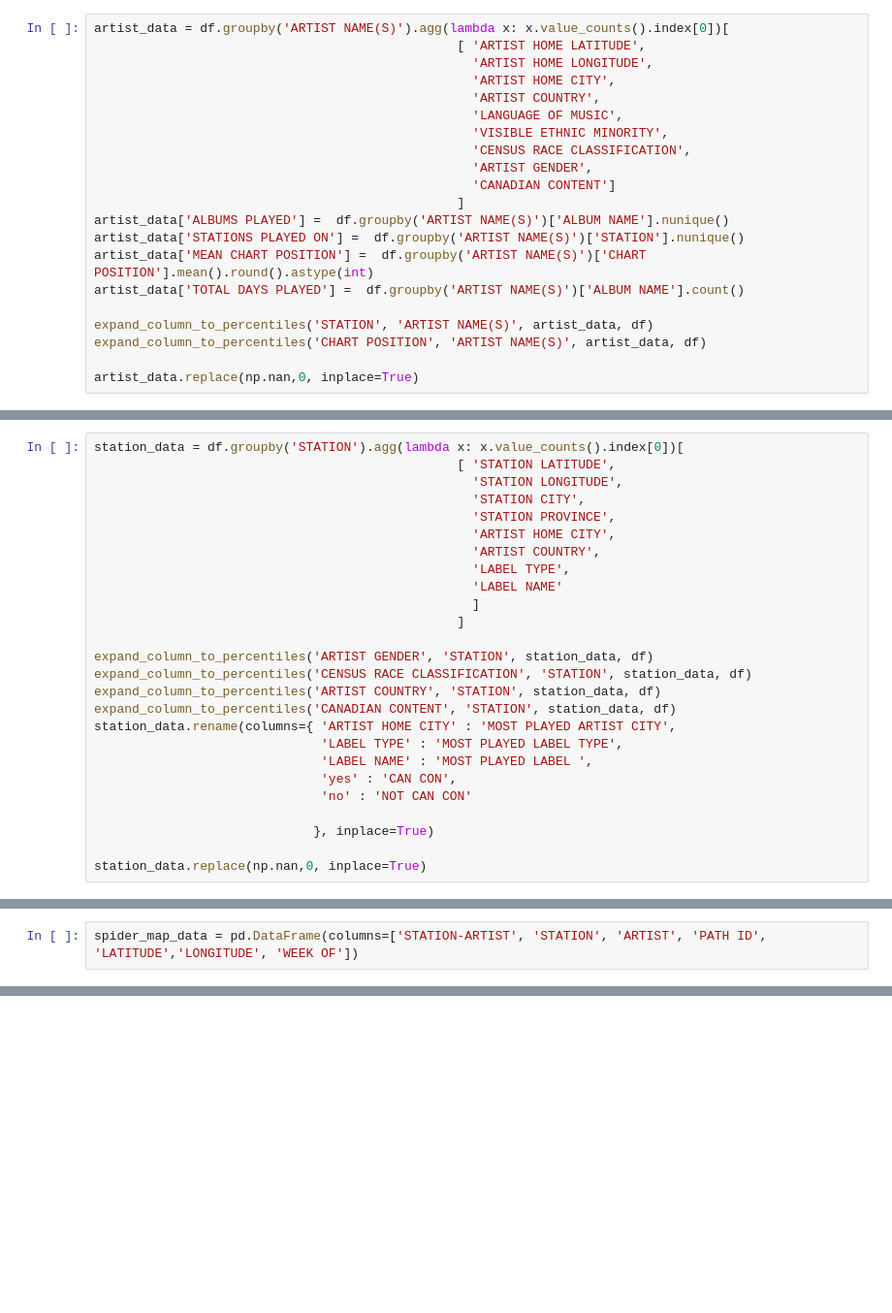
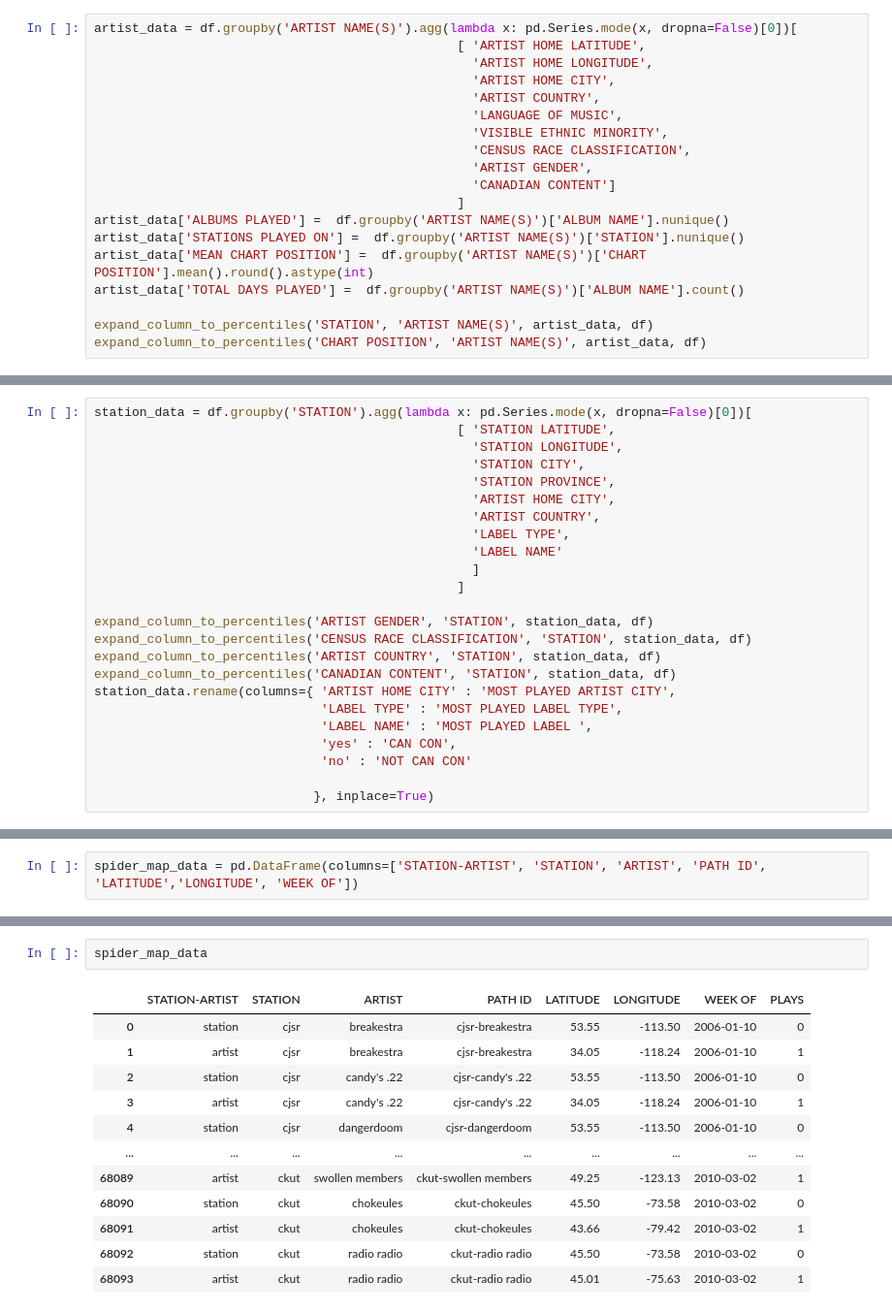
Before and after one commit to OwenBrush/canadian-hip-hop-radio-analysis, a Jupyter notebook: table_building.ipynb, the cells around one changed output, grey strips where cells are left out. Shown: that part at 97% size. Saved outputs shown, nothing was run; the diff lists cells and outputs as text; blank space fills up the shorter version.

```diff
--- a/table_building.ipynb
+++ b/table_building.ipynb
@@ -21,5 +24,5 @@ def expand_column_to_percentiles(column:str, group:str, dataframe:pd.DataFrame,
 # %%
-artist_data = df.groupby('ARTIST NAME(S)').agg(lambda x: x.value_counts().index[0])[
+artist_data = df.groupby('ARTIST NAME(S)').agg(lambda x: pd.Series.mode(x, dropna=False)[0])[
                                                 [ 'ARTIST HOME LATITUDE',
                                                   'ARTIST HOME LONGITUDE',
                                                   'ARTIST HOME CITY',
@@ -37,12 +40,10 @@ artist_data['TOTAL DAYS PLAYED'] =  df.groupby('ARTIST NAME(S)')['ALBUM NAME'].c
 
 expand_column_to_percentiles('STATION', 'ARTIST NAME(S)', artist_data, df)
 expand_column_to_percentiles('CHART POSITION', 'ARTIST NAME(S)', artist_data, df)
-
-artist_data.replace(np.nan,0, inplace=True)
 # %%
 artist_data.reset_index().to_csv('artist_table.csv')
 # %%
-station_data = df.groupby('STATION').agg(lambda x: x.value_counts().index[0])[
+station_data = df.groupby('STATION').agg(lambda x: pd.Series.mode(x, dropna=False)[0])[
                                                 [ 'STATION LATITUDE',
                                                   'STATION LONGITUDE',
                                                   'STATION CITY',
@@ -65,8 +66,6 @@ station_data.rename(columns={ 'ARTIST HOME CITY' : 'MOST PLAYED ARTIST CITY',
                               'no' : 'NOT CAN CON'
 
                              }, inplace=True)
-
-station_data.replace(np.nan,0, inplace=True)
 # %%
 station_data.reset_index().to_csv('station_table.csv')
 # %%
@@ -107 +177,16 @@ spider_map_data  = build_spider_map_dataframe()
 spider_map_data.to_csv('spider_map.csv')
+# %%
+spider_map_data
+# %% [output]
+|  | STATION-ARTIST | STATION | ARTIST | PATH ID | LATITUDE | LONGITUDE | WEEK OF | PLAYS |
+| 0 | station | cjsr | breakestra | cjsr-breakestra | 53.55 | -113.50 | 2006-01-10 | 0 |
+| 1 | artist | cjsr | breakestra | cjsr-breakestra | 34.05 | -118.24 | 2006-01-10 | 1 |
+| 2 | station | cjsr | candy's .22 | cjsr-candy's .22 | 53.55 | -113.50 | 2006-01-10 | 0 |
+| 3 | artist | cjsr | candy's .22 | cjsr-candy's .22 | 34.05 | -118.24 | 2006-01-10 | 1 |
+| 4 | station | cjsr | dangerdoom | cjsr-dangerdoom | 53.55 | -113.50 | 2006-01-10 | 0 |
+| ... | ... | ... | ... | ... | ... | ... | ... | ... |
+| 68089 | artist | ckut | swollen members | ckut-swollen members | 49.25 | -123.13 | 2010-03-02 | 1 |
+| 68090 | station | ckut | chokeules | ckut-chokeules | 45.50 | -73.58 | 2010-03-02 | 0 |
+| 68091 | artist | ckut | chokeules | ckut-chokeules | 43.66 | -79.42 | 2010-03-02 | 1 |
+| 68092 | station | ckut | radio radio | ckut-radio radio | 45.50 | -73.58 | 2010-03-02 | 0 |
+| 68093 | artist | ckut | radio radio | ckut-radio radio | 45.01 | -75.63 | 2010-03-02 | 1 |
```
Also changed, not shown: parts of 13 cells of this notebook, 5 other files.
